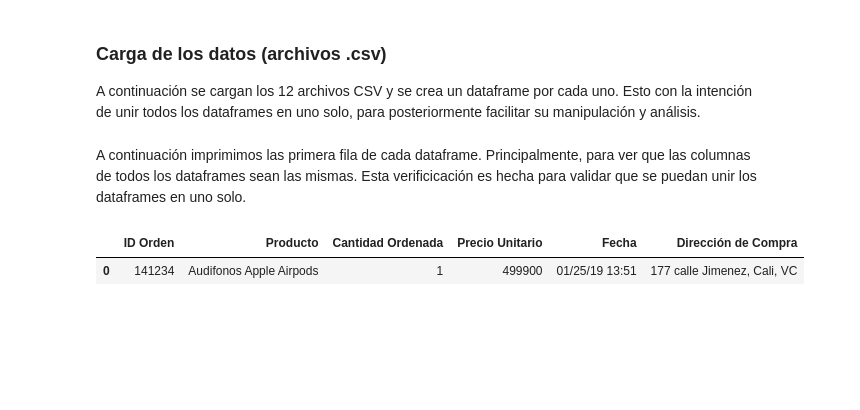
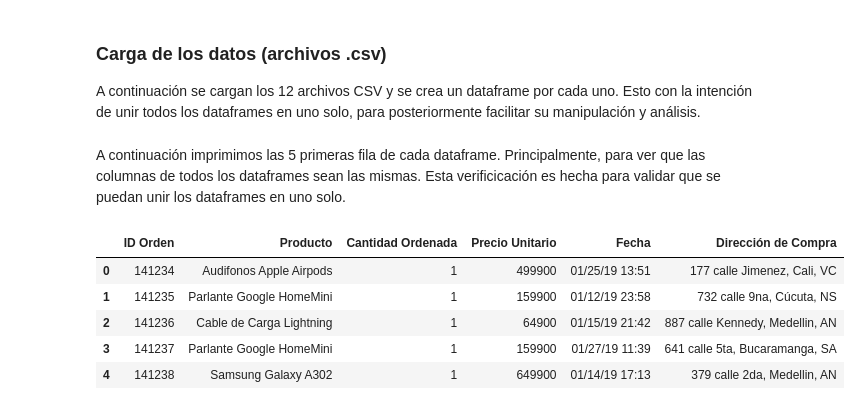
Before and after one commit to Exynix/DataAnalytics, a Jupyter notebook: lab00/lab00.ipynb, the cells around one changed output. Drawn from its saved outputs; the diff is of its cells as text; code cells hidden in the pictures; blank space fills up the shorter version.

```diff
--- a/lab00/lab00.ipynb
+++ b/lab00/lab00.ipynb
@@ -35,12 +35,16 @@ dfOctober = pd.read_csv("Ventas/Ventas_October_2019.csv")
 dfNovember = pd.read_csv("Ventas/Ventas_November_2019.csv")
 dfDecember = pd.read_csv("Ventas/Ventas_December_2019.csv")
 # %% [markdown]
-A continuación imprimimos las primera fila de cada dataframe. Principalmente, para ver que las columnas de todos los dataframes sean las mismas. Esta verificicación es hecha para validar que se puedan unir los dataframes en uno solo.
+A continuación imprimimos las 5 primeras fila de cada dataframe. Principalmente, para ver que las columnas de todos los dataframes sean las mismas. Esta verificicación es hecha para validar que se puedan unir los dataframes en uno solo.
 # %%
 # Se muestra la primera columna del dataframe de enero.
-dfJanuary.head(1)
+dfJanuary.head(5)
 # %% [output]
 |  | ID Orden | Producto | Cantidad Ordenada | Precio Unitario | Fecha | Dirección de Compra |
 | 0 | 141234 | Audifonos Apple Airpods | 1 | 499900 | 01/25/19 13:51 | 177 calle Jimenez, Cali, VC |
+| 1 | 141235 | Parlante Google HomeMini | 1 | 159900 | 01/12/19 23:58 | 732 calle 9na, Cúcuta, NS |
+| 2 | 141236 | Cable de Carga Lightning | 1 | 64900 | 01/15/19 21:42 | 887 calle Kennedy, Medellin, AN |
+| 3 | 141237 | Parlante Google HomeMini | 1 | 159900 | 01/27/19 11:39 | 641 calle 5ta, Bucaramanga, SA |
+| 4 | 141238 | Samsung Galaxy A302 | 1 | 649900 | 01/14/19 17:13 | 379 calle 2da, Medellin, AN |
 # %%
 # Se muestra la primera columna del dataframe de febrero.
```
Also changed, not shown: parts of 18 cells of this notebook.
